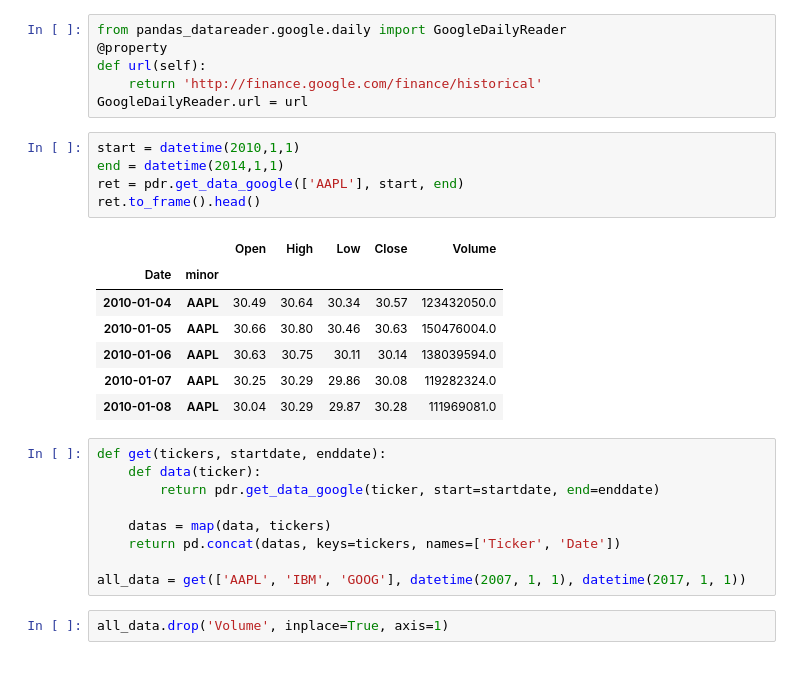
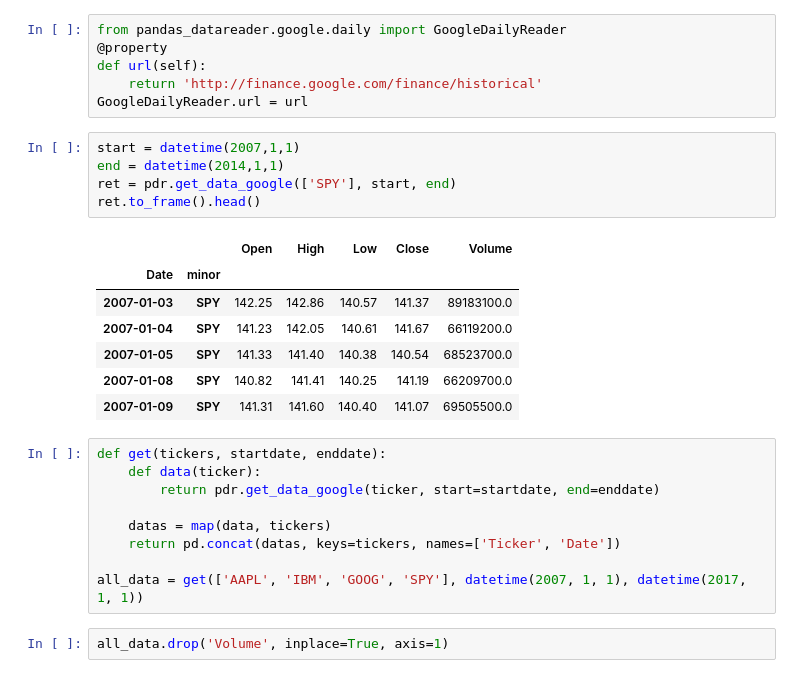
Before and after one commit to minimalgeek/DeepLearning, a Jupyter notebook: Stock/notebooks/00_sandbox.ipynb, the cells around one changed output. Saved outputs shown, nothing was run; the diff lists cells and outputs as text.

```diff
--- a/Stock/notebooks/00_sandbox.ipynb
+++ b/Stock/notebooks/00_sandbox.ipynb
@@ -11,18 +11,18 @@ def url(self):
     return 'http://finance.google.com/finance/historical'
 GoogleDailyReader.url = url
 # %%
-start = datetime(2010,1,1)
+start = datetime(2007,1,1)
 end = datetime(2014,1,1)
-ret = pdr.get_data_google(['AAPL'], start, end)
+ret = pdr.get_data_google(['SPY'], start, end)
 ret.to_frame().head()
 # %% [output]
 |  |  | Open | High | Low | Close | Volume |
 | Date | minor |  |  |  |  |  |
-| 2010-01-04 | AAPL | 30.49 | 30.64 | 30.34 | 30.57 | 123432050.0 |
-| 2010-01-05 | AAPL | 30.66 | 30.80 | 30.46 | 30.63 | 150476004.0 |
-| 2010-01-06 | AAPL | 30.63 | 30.75 | 30.11 | 30.14 | 138039594.0 |
-| 2010-01-07 | AAPL | 30.25 | 30.29 | 29.86 | 30.08 | 119282324.0 |
-| 2010-01-08 | AAPL | 30.04 | 30.29 | 29.87 | 30.28 | 111969081.0 |
+| 2007-01-03 | SPY | 142.25 | 142.86 | 140.57 | 141.37 | 89183100.0 |
+| 2007-01-04 | SPY | 141.23 | 142.05 | 140.61 | 141.67 | 66119200.0 |
+| 2007-01-05 | SPY | 141.33 | 141.40 | 140.38 | 140.54 | 68523700.0 |
+| 2007-01-08 | SPY | 140.82 | 141.41 | 140.25 | 141.19 | 66209700.0 |
+| 2007-01-09 | SPY | 141.31 | 141.60 | 140.40 | 141.07 | 69505500.0 |
 # %%
 def get(tickers, startdate, enddate):
     def data(ticker):
@@ -31,7 +31,7 @@ def get(tickers, startdate, enddate):
     datas = map(data, tickers)
     return pd.concat(datas, keys=tickers, names=['Ticker', 'Date'])
 
-all_data = get(['AAPL', 'IBM', 'GOOG'], datetime(2007, 1, 1), datetime(2017, 1, 1))
+all_data = get(['AAPL', 'IBM', 'GOOG', 'SPY'], datetime(2007, 1, 1), datetime(2017, 1, 1))
 # %%
 all_data.drop('Volume', inplace=True, axis=1)
 # %%
```
Also changed, not shown: parts of 1 cell of this notebook, 16 other files.
